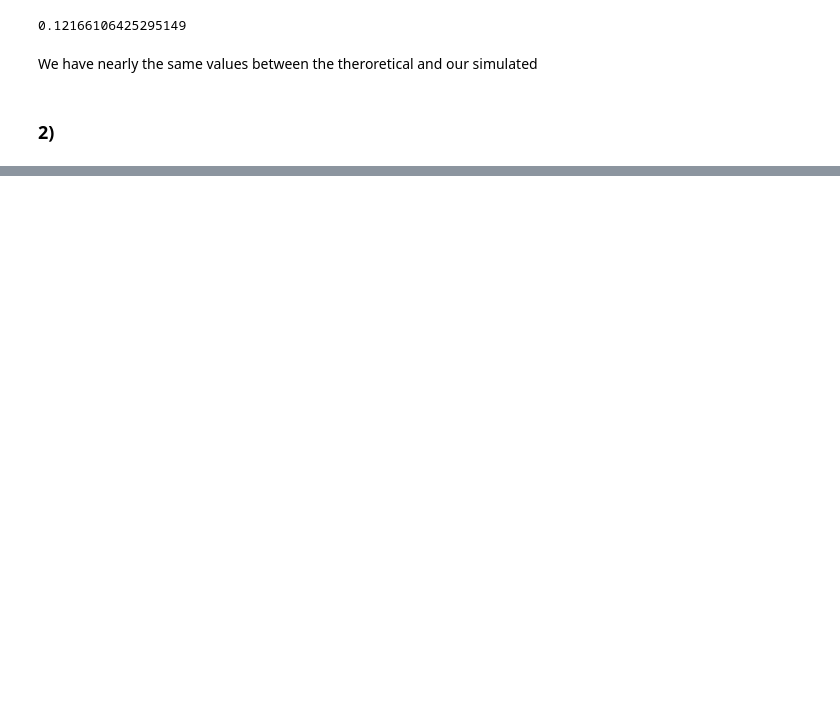
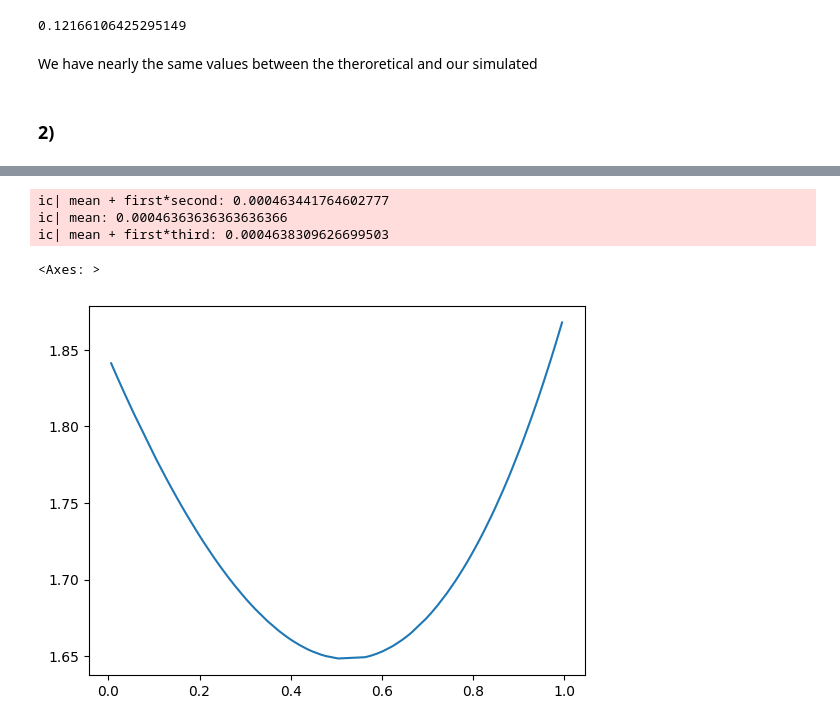
Before and after one commit to Las02/Stocastic_opgaver, a Jupyter notebook: Lasse/sto.ipynb, the cells around one changed output, grey strips where cells are left out. Cells and saved outputs as stored; diff of their text form; code cells hidden in the pictures; blank space fills up the shorter version.

```diff
--- a/Lasse/sto.ipynb
+++ b/Lasse/sto.ipynb
@@ -153,0 +291,50 @@ ic| mean + first*third: 0.13936885902716037
+# %%
+
+def sample_exp_control_variates():
+    size = 10_000
+    u = np.random.uniform(size=size)
+    x = np.exp(u)
+    COV = 0.14086 # From slides
+    C = - COV / np.var(u)
+    z = x + C * (u - 1/2)
+    for i in range(size):
+        yield z[i]
+
+# With control variance estimation
+res = []
+for _ in range(11):
+    sampler = sample_exp_control_variates()
+    out = algo(lambda : next(sampler))
+    res.append(out)
+var_mean(res)
+# Get a wrong result
+# %% [output]
+ic| mean + first*second: 0.000463441764602777
+ic| mean: 0.00046363636363636366
+ic| mean + first*third: 0.0004638309626699503
+# %%
+# Plot also seem off.
+def sample_exp_control_variates():
+    size = 10_000
+    u = np.random.uniform(size=size)
+    x = np.exp(-u) # TODO minus here
+    COV = 0.14086 # From slides
+    C = - COV / np.var(u)
+    z = x + C * (u - 1/2)
+    for i in range(size):
+        yield u[i], z[i]
+
+sampler = sample_exp_control_variates()
+samp = lambda : next(sampler)
+a = []
+b = []
+for _ in range(100):
+    x, y = samp()
+    a.append(x)
+    b.append(y)
+a = np.array(a)
+import seaborn as sns
+sns.lineplot(x=a, y=b)
+# %% [output]
+<Axes: >
+[figure, added]
```
Also changed, not shown: parts of 16 cells of this notebook.
